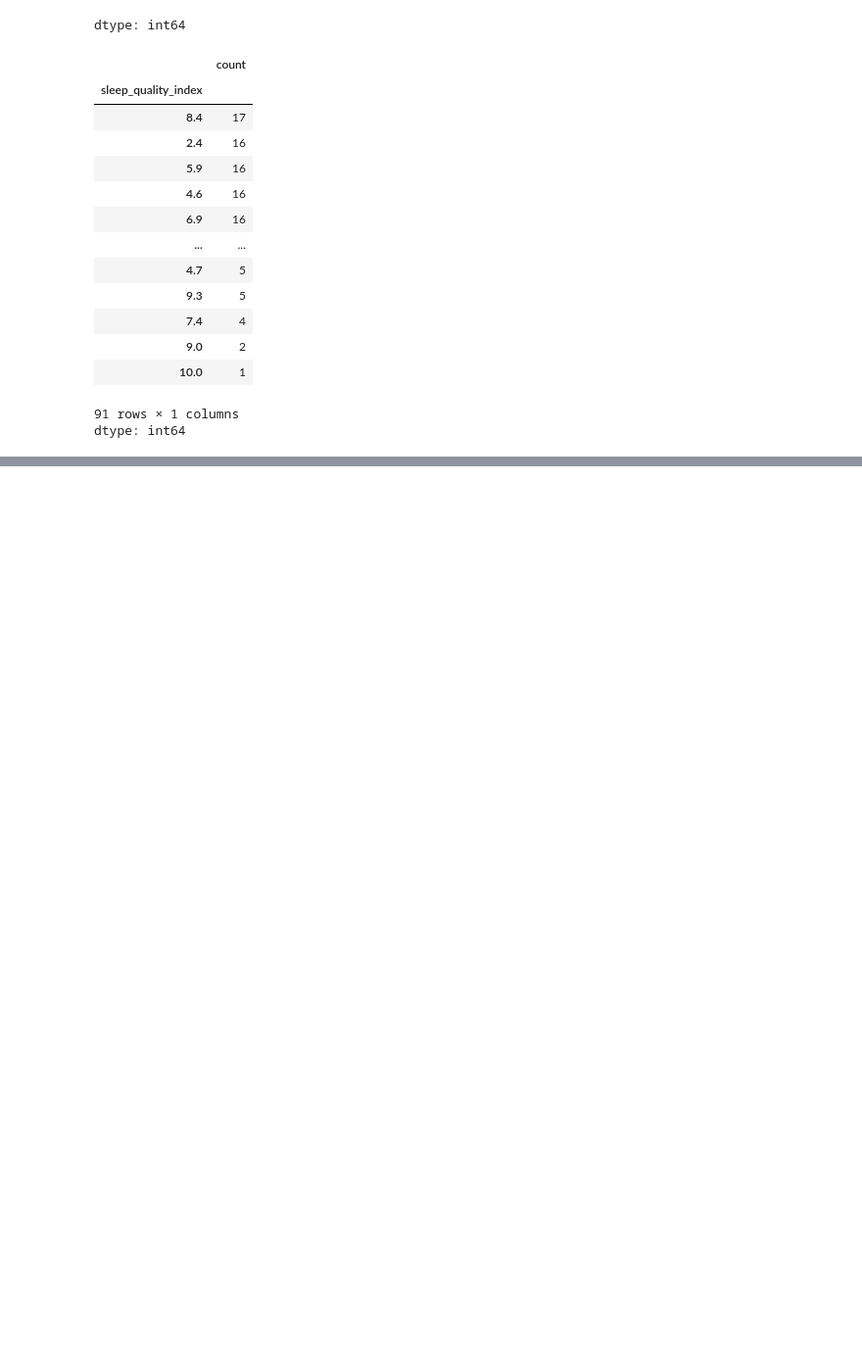
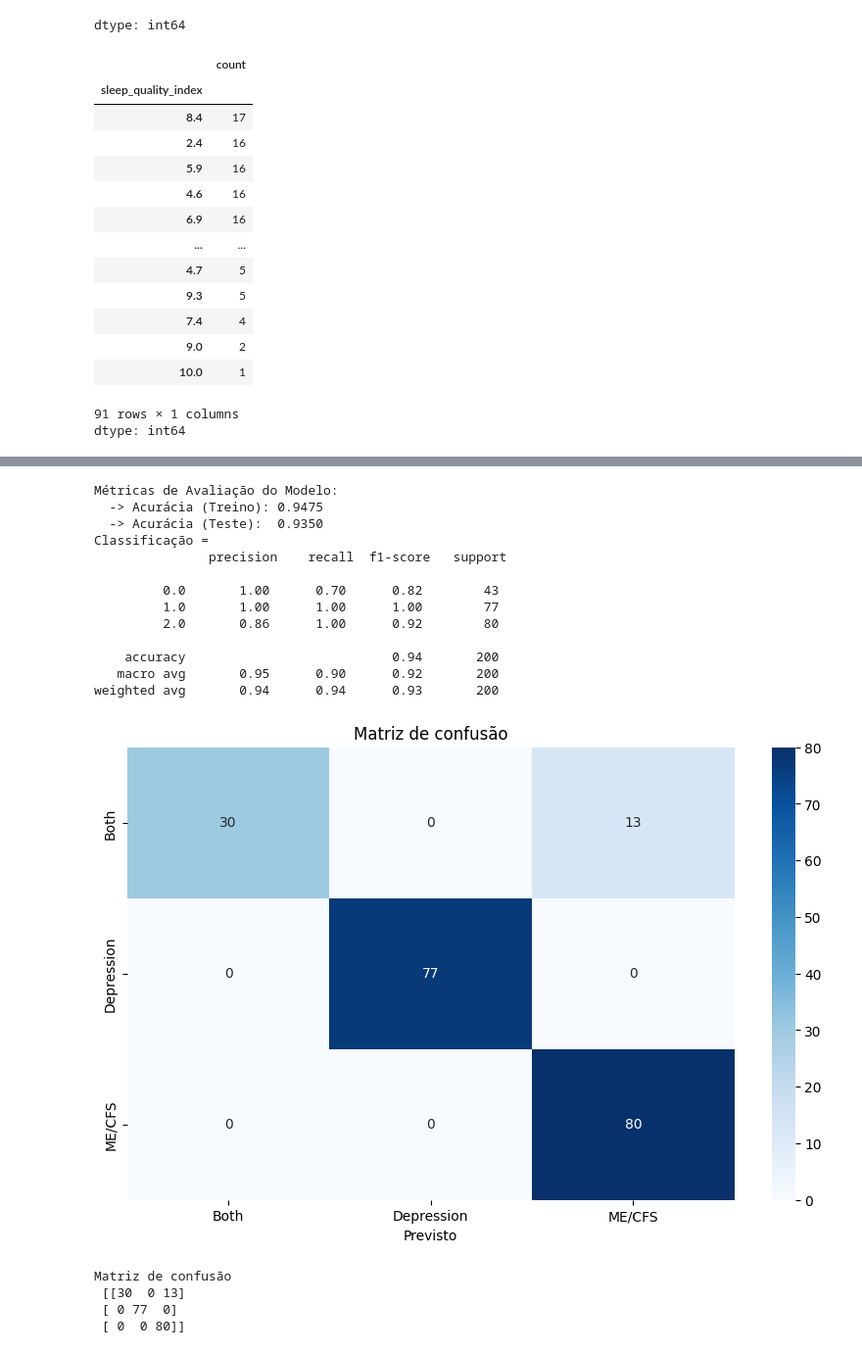
Before and after one commit to luisfelipebp/classification-depression, a Jupyter notebook: classification_depression.ipynb, the cells around one changed output, grey strips where cells are left out. Shown at 98% size. Drawn from its saved outputs; the diff is of its cells as text; code cells hidden in the pictures; blank space fills up the shorter version.

```diff
--- a/classification_depression.ipynb
+++ b/classification_depression.ipynb
@@ -92,0 +268,21 @@ df2
+# %%
+model_train_scaler(SVC(kernel='rbf', random_state=7, C = 2),x_treino,x_teste,y_treino,y_teste)
+# %% [output]
+Métricas de Avaliação do Modelo:
+  -> Acurácia (Treino): 0.9475
+  -> Acurácia (Teste):  0.9350
+Classificação =
+               precision    recall  f1-score   support
+
+         0.0       1.00      0.70      0.82        43
+         1.0       1.00      1.00      1.00        77
+         2.0       0.86      1.00      0.92        80
+
+    accuracy                           0.94       200
+   macro avg       0.95      0.90      0.92       200
+weighted avg       0.94      0.94      0.93       200
+[figure, added]
+Matriz de confusão
+ [[30  0 13]
+ [ 0 77  0]
+ [ 0  0 80]]
```
Also changed, not shown: parts of 33 cells of this notebook.
